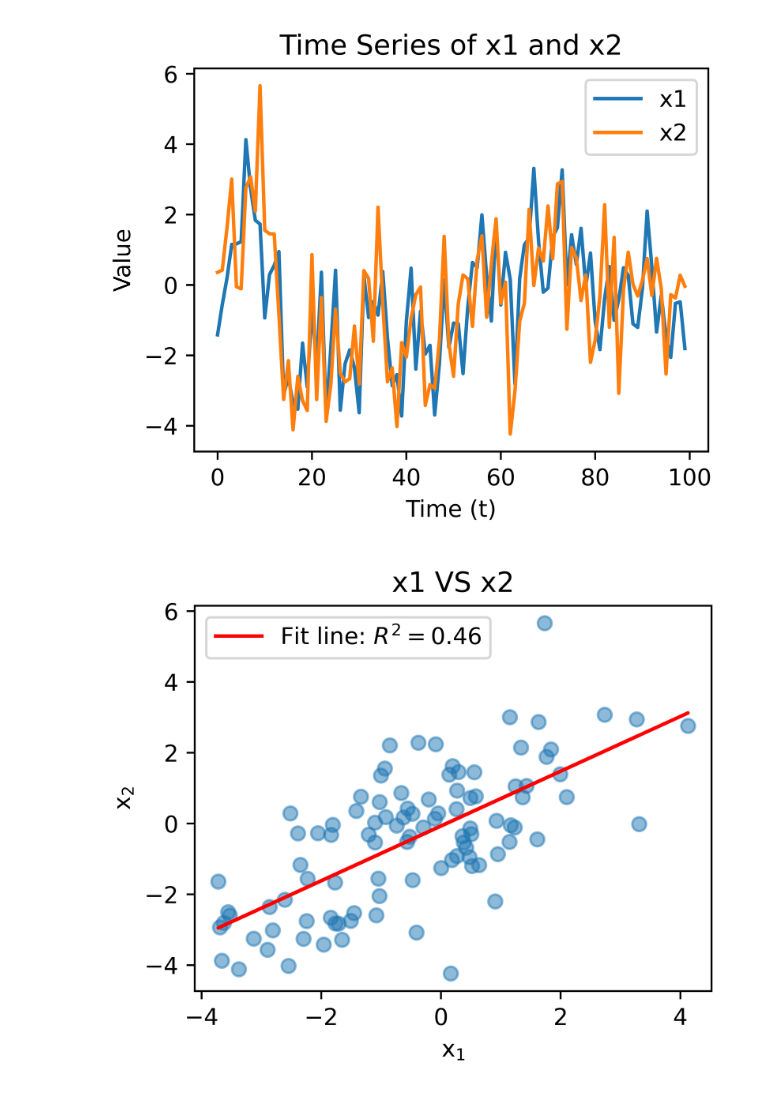
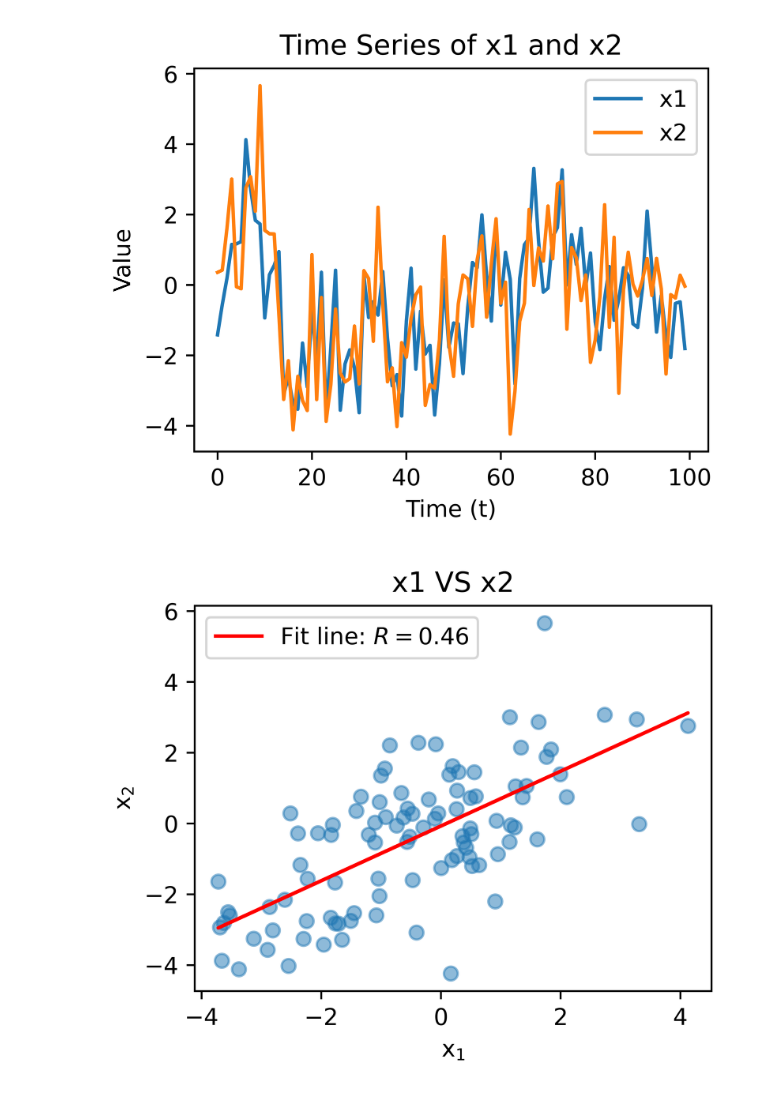
Before and after one commit to Peisong-Zheng/causality_ppt, a Jupyter notebook: correlation_no_equals_to_causation.ipynb, the cells around one changed output. Cells and saved outputs as stored; diff of their text form; code cells hidden in the pictures.

```diff
--- a/correlation_no_equals_to_causation.ipynb
+++ b/correlation_no_equals_to_causation.ipynb
@@ -27,33 +27,33 @@ plt.plot(x1, label='x1')
 plt.plot(x2, label='x2')
 plt.xlabel('Time (t)')
 plt.ylabel('Value')
 plt.title('Time Series of x1 and x2')
 plt.legend()
 plt.show()
 
 # Scatter plot x1 vs x2
 slope, intercept, r_value, _, _ = linregress(x1, x2)
 line_fit = slope * x1 + intercept
 plt.figure(figsize=(4, 3), dpi=900)
 plt.scatter(x1, x2, alpha=0.5)
-plt.plot(x1, line_fit, 'r', label=f'Fit line: $R^2={r_value**2:.2f}$')
+plt.plot(x1, line_fit, 'r', label=f'Fit line: $R={r_value**2:.2f}$')
 plt.xlabel('x$_1$')
 plt.ylabel('x$_2$')
 plt.title('x1 VS x2')
 plt.legend()
 plt.show()
 
 # Scatter plot for eta1 vs eta2
 slope_eta, intercept_eta, r_value_eta, _, _ = linregress(eta1, eta2)
 line_fit_eta = slope_eta * eta1 + intercept_eta
 plt.figure(figsize=(4, 3), dpi=900)
 plt.scatter(eta1, eta2, alpha=0.5, color='green')
-plt.plot(eta1, line_fit_eta, 'r', label=f'Fit line: $R^2={r_value_eta**2:.2f}$')
+plt.plot(eta1, line_fit_eta, 'r', label=f'Fit line: $R={r_value_eta**2:.2f}$')
 plt.xlabel('Noise in x$_1$ (η$_1$)')
 plt.ylabel('Noise in x$_2$ (η$_2$)')
 plt.title('Residual of x1 VS Residual of x2')
 plt.legend()
 plt.show()
 # %% [output]
 [figure]
-[figure, old version]
+[figure, new version]
```
Also changed, not shown: parts of 1 cell of this notebook, 1 other file.
